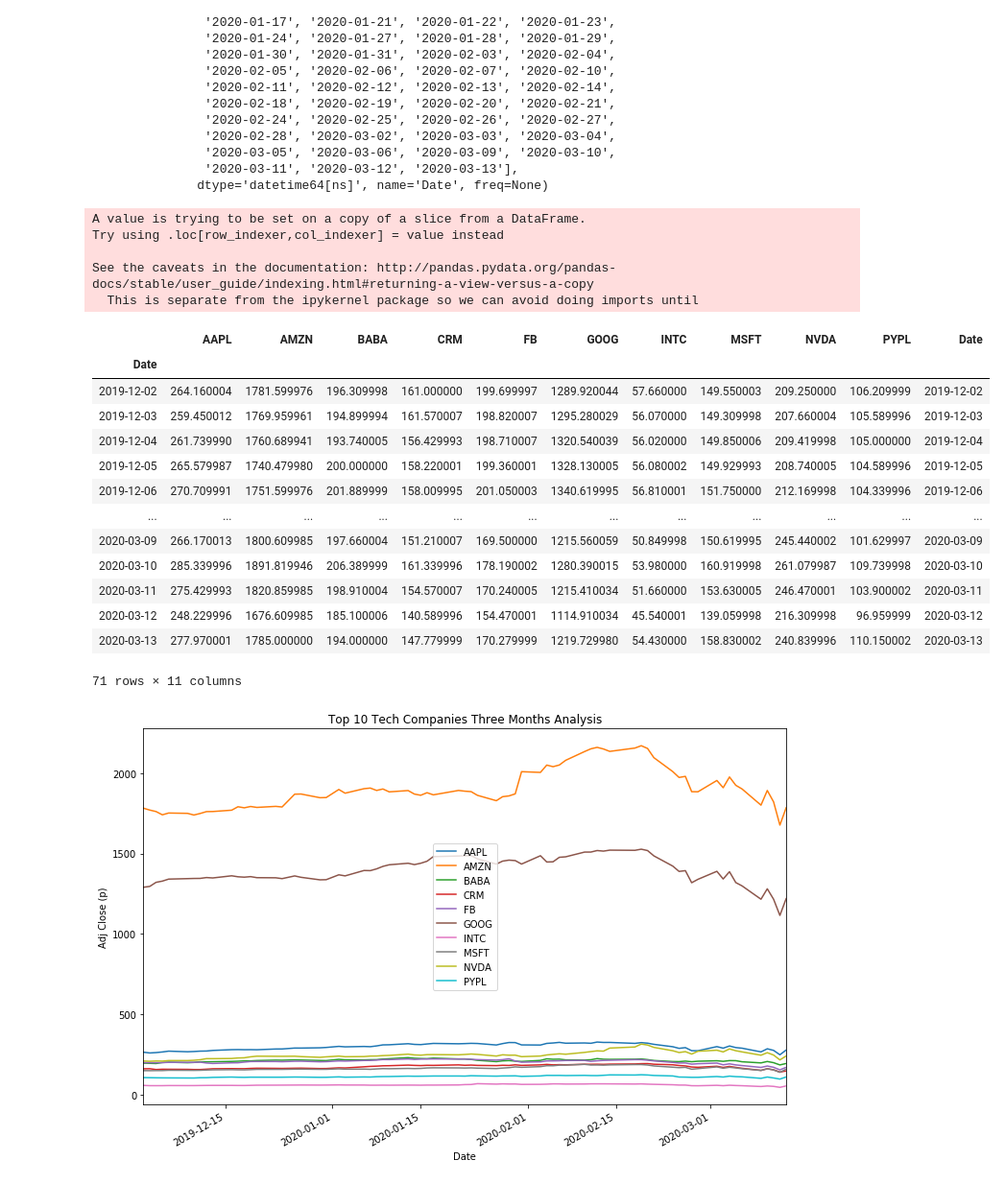
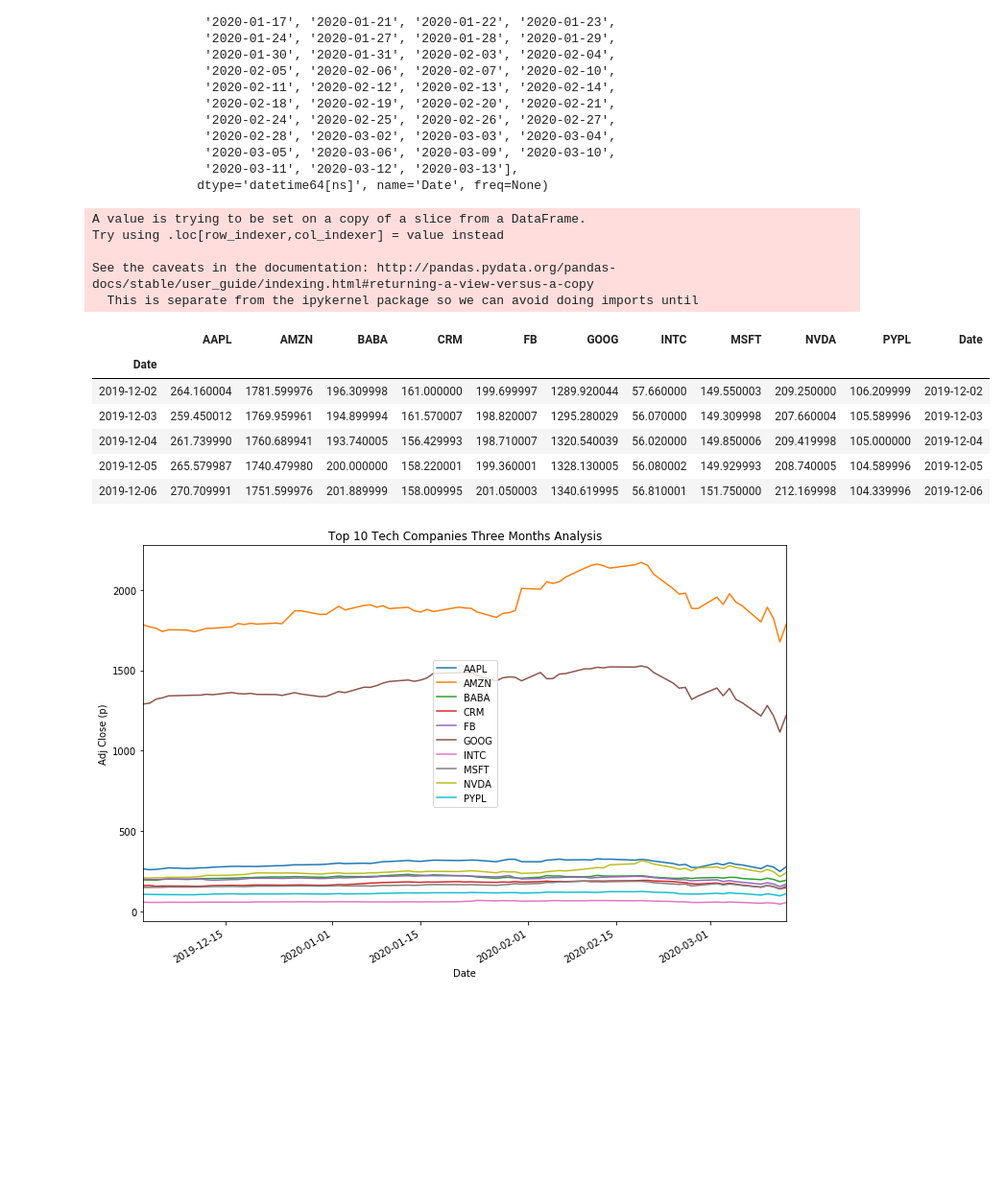
Before and after one commit to saelbakr/COVID-Stocks, a Jupyter notebook: Tech_comp_Stock_analysis.ipynb, the cells around one changed output. Shown: that part at 96% size. Drawn from its saved outputs; the diff is of its cells as text; code cells hidden in the pictures; blank space fills up the shorter version.

```diff
--- a/Tech_comp_Stock_analysis.ipynb
+++ b/Tech_comp_Stock_analysis.ipynb
@@ -40,29 +45,22 @@ DatetimeIndex(['2019-12-02', '2019-12-03', '2019-12-04', '2019-12-05',
 # %%
 #Get only closing data
 USA_TechStocks_data_close = USA_TechStocks_data["Close"]
 USA_TechStocks_data_close["Date"] = USA_TechStocks_data_close.index
 
-pd.DataFrame(USA_TechStocks_data_close)
+pd.DataFrame(USA_TechStocks_data_close).head()
 # %% [output]
 A value is trying to be set on a copy of a slice from a DataFrame.
 Try using .loc[row_indexer,col_indexer] = value instead
 
 See the caveats in the documentation: http://pandas.pydata.org/pandas-docs/stable/user_guide/indexing.html#returning-a-view-versus-a-copy
   This is separate from the ipykernel package so we can avoid doing imports until
 |  | AAPL | AMZN | BABA | CRM | FB | GOOG | INTC | MSFT | NVDA | PYPL | Date |
 | Date |  |  |  |  |  |  |  |  |  |  |  |
 | 2019-12-02 | 264.160004 | 1781.599976 | 196.309998 | 161.000000 | 199.699997 | 1289.920044 | 57.660000 | 149.550003 | 209.250000 | 106.209999 | 2019-12-02 |
 | 2019-12-03 | 259.450012 | 1769.959961 | 194.899994 | 161.570007 | 198.820007 | 1295.280029 | 56.070000 | 149.309998 | 207.660004 | 105.589996 | 2019-12-03 |
 | 2019-12-04 | 261.739990 | 1760.689941 | 193.740005 | 156.429993 | 198.710007 | 1320.540039 | 56.020000 | 149.850006 | 209.419998 | 105.000000 | 2019-12-04 |
 | 2019-12-05 | 265.579987 | 1740.479980 | 200.000000 | 158.220001 | 199.360001 | 1328.130005 | 56.080002 | 149.929993 | 208.740005 | 104.589996 | 2019-12-05 |
 | 2019-12-06 | 270.709991 | 1751.599976 | 201.889999 | 158.009995 | 201.050003 | 1340.619995 | 56.810001 | 151.750000 | 212.169998 | 104.339996 | 2019-12-06 |
-| ... | ... | ... | ... | ... | ... | ... | ... | ... | ... | ... | ... |
-| 2020-03-09 | 266.170013 | 1800.609985 | 197.660004 | 151.210007 | 169.500000 | 1215.560059 | 50.849998 | 150.619995 | 245.440002 | 101.629997 | 2020-03-09 |
-| 2020-03-10 | 285.339996 | 1891.819946 | 206.389999 | 161.339996 | 178.190002 | 1280.390015 | 53.980000 | 160.919998 | 261.079987 | 109.739998 | 2020-03-10 |
-| 2020-03-11 | 275.429993 | 1820.859985 | 198.910004 | 154.570007 | 170.240005 | 1215.410034 | 51.660000 | 153.630005 | 246.470001 | 103.900002 | 2020-03-11 |
-| 2020-03-12 | 248.229996 | 1676.609985 | 185.100006 | 140.589996 | 154.470001 | 1114.910034 | 45.540001 | 139.059998 | 216.309998 | 96.959999 | 2020-03-12 |
-| 2020-03-13 | 277.970001 | 1785.000000 | 194.000000 | 147.779999 | 170.279999 | 1219.729980 | 54.430000 | 158.830002 | 240.839996 | 110.150002 | 2020-03-13 |
-71 rows × 11 columns
 # %%
 USA_TechStocks_data_close_plot= USA_TechStocks_data_close.drop("Date", axis = 1)
 # %%
```
Also changed, not shown: parts of 14 cells of this notebook, 1 other file.
